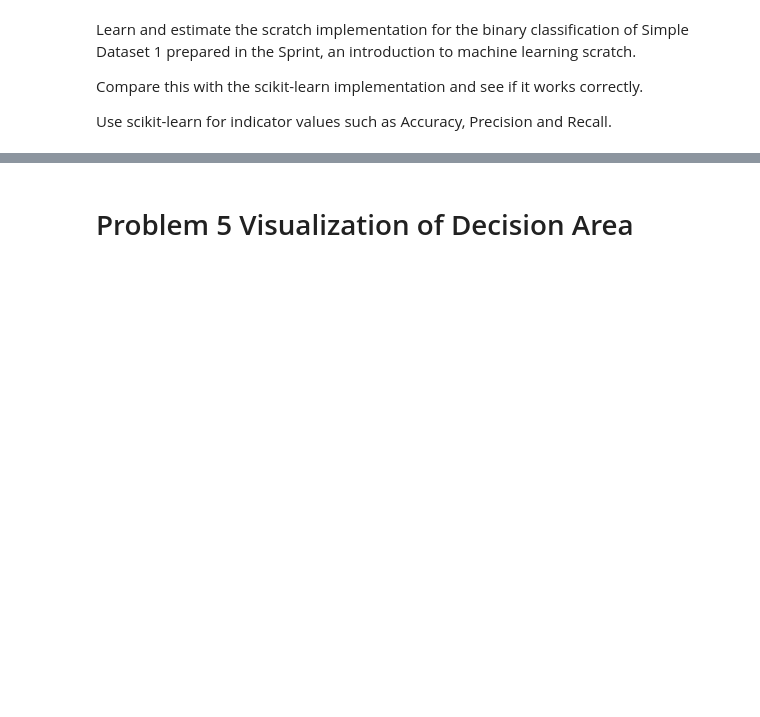
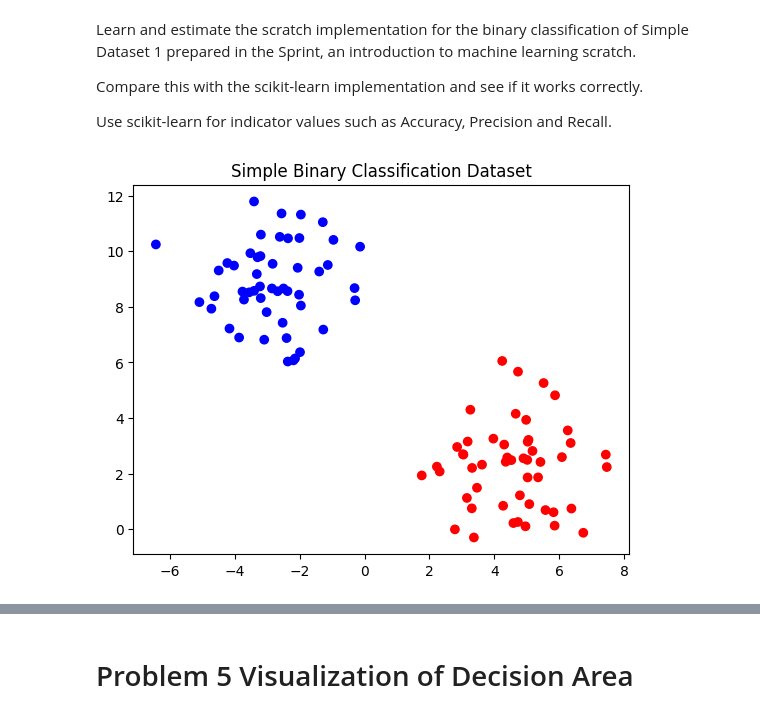
Before and after one commit to WalterPHD/Ai-Data, a Jupyter notebook: SVM.ipynb, the cells around one changed output, grey strips where cells are left out. Drawn from its saved outputs; the diff is of its cells as text; code cells hidden in the pictures; blank space fills up the shorter version.

```diff
--- a/SVM.ipynb
+++ b/SVM.ipynb
@@ -103,3 +300,19 @@ Learn and estimate the scratch implementation for the binary classification of S
 Compare this with the scikit-learn implementation and see if it works correctly.
 
 Use scikit-learn for indicator values such as Accuracy, Precision and Recall.
+# %%
+from sklearn.datasets import make_blobs
+import matplotlib.pyplot as plt
+
+# Generate 2D binary classification data
+X, y = make_blobs(n_samples=100, centers=2, random_state=42, cluster_std=1.5)
+
+# Convert labels from (0, 1) to (-1, 1) for SVM formulation
+y = np.where(y == 0, -1, 1)
+
+# Visualize
+plt.scatter(X[:, 0], X[:, 1], c=y, cmap='bwr')
+plt.title("Simple Binary Classification Dataset")
+plt.show()
+# %% [output]
+[figure, added]
```
Also changed, not shown: parts of 17 cells of this notebook.
